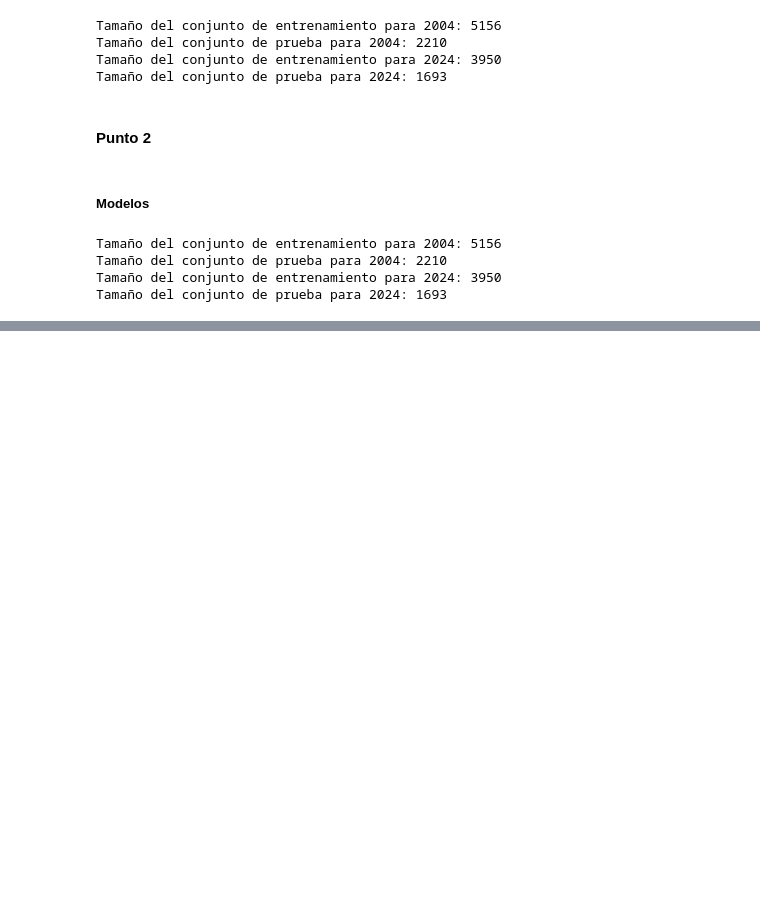
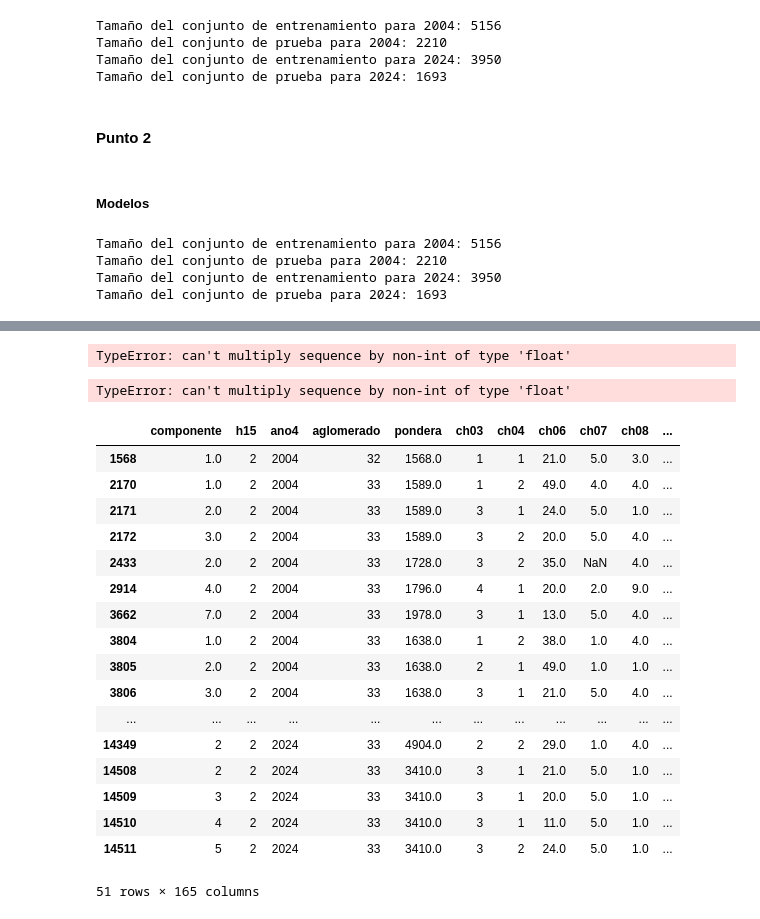
Before and after one commit to GabrielDiaz303/CC408--T1-2-, a Jupyter notebook: TP3 - Codigo.ipynb, the cells around one changed output, grey strips where cells are left out. Saved outputs shown, nothing was run; the diff lists cells and outputs as text; code cells hidden in the pictures; blank space fills up the shorter version.

Commit message:
ver codigo prediccion

```diff
--- a/TP3 - Codigo.ipynb
+++ b/TP3 - Codigo.ipynb
@@ -1404,0 +1511,70 @@ Matriz de Confusión:
+# %%
+#Prediccion en base a NO RESPONDIERON
+
+
+modelo_lda.fit(X_train_2024, y_train_2024)
+
+# Predecir el estado de desocupación en el conjunto "norespondieron"
+X_norespondieron = norespondieron[["aglomerado","ano4",'ch04','ch06',"pareja_actual","cobertura_m","ch09","ch15", 'nivel_ed_or', 'ipcf']]  # Asegúrate de que tenga las mismas columnas que X_train
+predicciones = modelo_lda.predict(X_norespondieron)
+
+# Añadir las predicciones al dataset "norespondieron"
+norespondieron['prediccion_desocupado'] = predicciones
+
+# Calcular la proporción de personas predichas como desocupadas
+cantidad_desocupados = (norespondieron['prediccion_desocupado'] == 1).sum()  # Asegúrate de que '1' representa desocupado
+cantidad_total = len(norespondieron)
+proporcion_desocupados = cantidad_desocupados / cantidad_total
+
+print(f'Proporción de personas predichas como desocupadas: {proporcion_desocupados:.2%}')
+# %% [output]
+TypeError: can't multiply sequence by non-int of type 'float'
+# %%
+
+
+# Dividir los datos de entrenamiento en variables independientes (X) y dependiente (y)
+X_train = respondieron_final.drop(columns=['desocupado', 'ano4'])  # Excluyendo 'desocupado' y 'ano4'
+y_train = respondieron_final['desocupado']
+
+# Entrenar el modelo LDA
+
+modelo_lda.fit(X_train, y_train)
+
+# Asegurarse de que "norespondieron" tenga las mismas columnas para la predicción
+X_norespondieron = norespondieron[X_train.columns]  # Seleccionar solo las columnas relevantes
+
+# Realizar predicciones de desocupación en el conjunto "norespondieron"
+predicciones = modelo_lda.predict(X_norespondieron)
+
+# Añadir las predicciones al dataset "norespondieron"
+norespondieron['prediccion_desocupado'] = predicciones
+
+# Calcular la proporción de personas predichas como desocupadas
+cantidad_desocupados = (norespondieron['prediccion_desocupado'] == 1).sum()  # Asumiendo '1' representa desocupado
+cantidad_total = len(norespondieron)
+proporcion_desocupados = cantidad_desocupados / cantidad_total
+
+print(f'Proporción de personas predichas como desocupadas: {proporcion_desocupados:.2%}')
+# %% [output]
+TypeError: can't multiply sequence by non-int of type 'float'
+# %%
+norespondieron
+# %% [output]
+|  | componente | h15 | ano4 | aglomerado | pondera | ch03 | ch04 | ch06 | ch07 | ch08 | ... |
+| 1568 | 1.0 | 2 | 2004 | 32 | 1568.0 | 1 | 1 | 21.0 | 5.0 | 3.0 | ... |
+| 2170 | 1.0 | 2 | 2004 | 33 | 1589.0 | 1 | 2 | 49.0 | 4.0 | 4.0 | ... |
+| 2171 | 2.0 | 2 | 2004 | 33 | 1589.0 | 3 | 1 | 24.0 | 5.0 | 1.0 | ... |
+| 2172 | 3.0 | 2 | 2004 | 33 | 1589.0 | 3 | 2 | 20.0 | 5.0 | 4.0 | ... |
+| 2433 | 2.0 | 2 | 2004 | 33 | 1728.0 | 3 | 2 | 35.0 | NaN | 4.0 | ... |
+| 2914 | 4.0 | 2 | 2004 | 33 | 1796.0 | 4 | 1 | 20.0 | 2.0 | 9.0 | ... |
+| 3662 | 7.0 | 2 | 2004 | 33 | 1978.0 | 3 | 1 | 13.0 | 5.0 | 4.0 | ... |
+| 3804 | 1.0 | 2 | 2004 | 33 | 1638.0 | 1 | 2 | 38.0 | 1.0 | 4.0 | ... |
+| 3805 | 2.0 | 2 | 2004 | 33 | 1638.0 | 2 | 1 | 49.0 | 1.0 | 1.0 | ... |
+| 3806 | 3.0 | 2 | 2004 | 33 | 1638.0 | 3 | 1 | 21.0 | 5.0 | 4.0 | ... |
+| ... | ... | ... | ... | ... | ... | ... | ... | ... | ... | ... | ... |
+| 14349 | 2 | 2 | 2024 | 33 | 4904.0 | 2 | 2 | 29.0 | 1.0 | 4.0 | ... |
+| 14508 | 2 | 2 | 2024 | 33 | 3410.0 | 3 | 1 | 21.0 | 5.0 | 1.0 | ... |
+| 14509 | 3 | 2 | 2024 | 33 | 3410.0 | 3 | 1 | 20.0 | 5.0 | 1.0 | ... |
+| 14510 | 4 | 2 | 2024 | 33 | 3410.0 | 3 | 1 | 11.0 | 5.0 | 1.0 | ... |
+| 14511 | 5 | 2 | 2024 | 33 | 3410.0 | 3 | 2 | 24.0 | 5.0 | 1.0 | ... |
+51 rows × 165 columns
```
Also changed, not shown: parts of 17 cells of this notebook, 2 other files.
